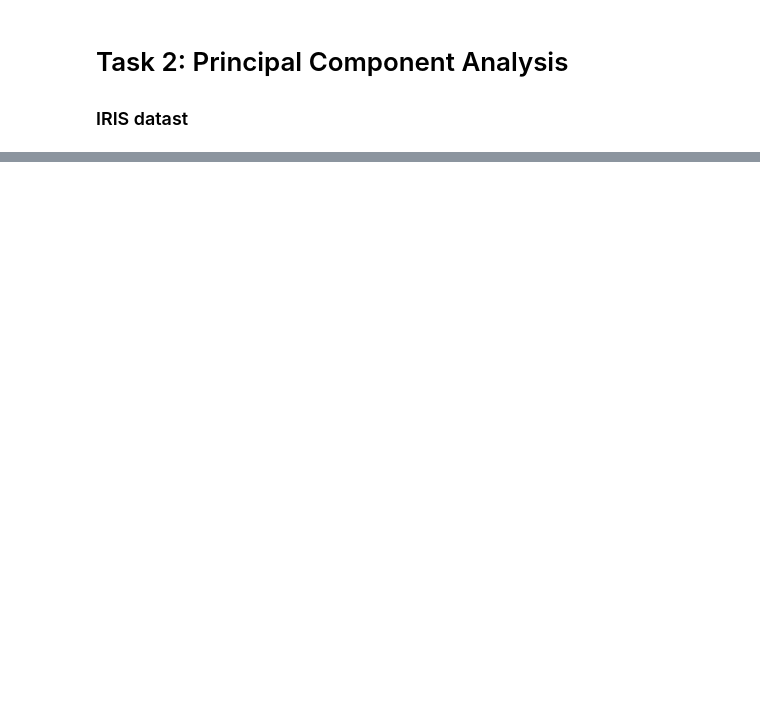
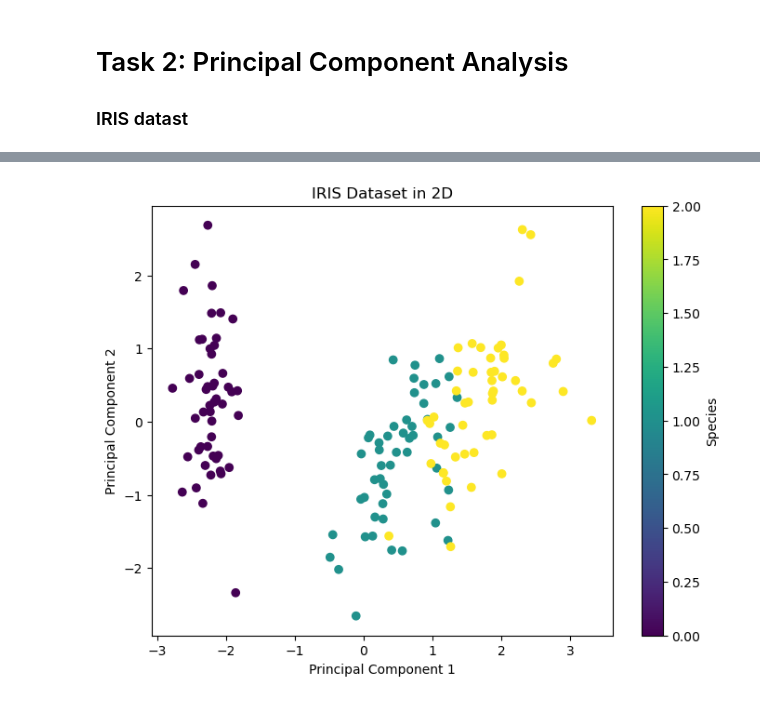
Before and after one commit to AnnaJazayeri/SVM---Regularization-and-Hyperparameter, a Jupyter notebook: PCA Principal component analysis - iris dataset.ipynb, the cells around one changed output, grey strips where cells are left out. Cells and saved outputs as stored; diff of their text form; code cells hidden in the pictures; blank space fills up the shorter version.

```diff
--- a/PCA Principal component analysis - iris dataset.ipynb
+++ b/PCA Principal component analysis - iris dataset.ipynb
@@ -307,0 +83,7 @@ ValueError: X has 2 features, but LinearSVC is expecting 4 features as input.
+# %%
+# Apply PCA for 2 dimensions
+pca_2d = PCA(n_components=2)
+X_pca_2d = pca_2d.fit_transform(X_scaled)
+
+# Check explained variance ratio for each principal component
+print("Explained Variance Ratio for each PC (2D):", pca_2d.explained_variance_ratio_)
@@ -307,0 +121,10 @@ ValueError: X has 2 features, but LinearSVC is expecting 4 features as input.
+# %%
+plt.figure(figsize=(8, 6))
+plt.scatter(X_pca_2d[:, 0], X_pca_2d[:, 1], c=y, cmap='viridis')
+plt.xlabel('Principal Component 1')
+plt.ylabel('Principal Component 2')
+plt.title('IRIS Dataset in 2D')
+plt.colorbar(label='Species')
+plt.show()
+# %% [output]
+[figure, added]
```
Also changed, not shown: parts of 36 cells of this notebook.
